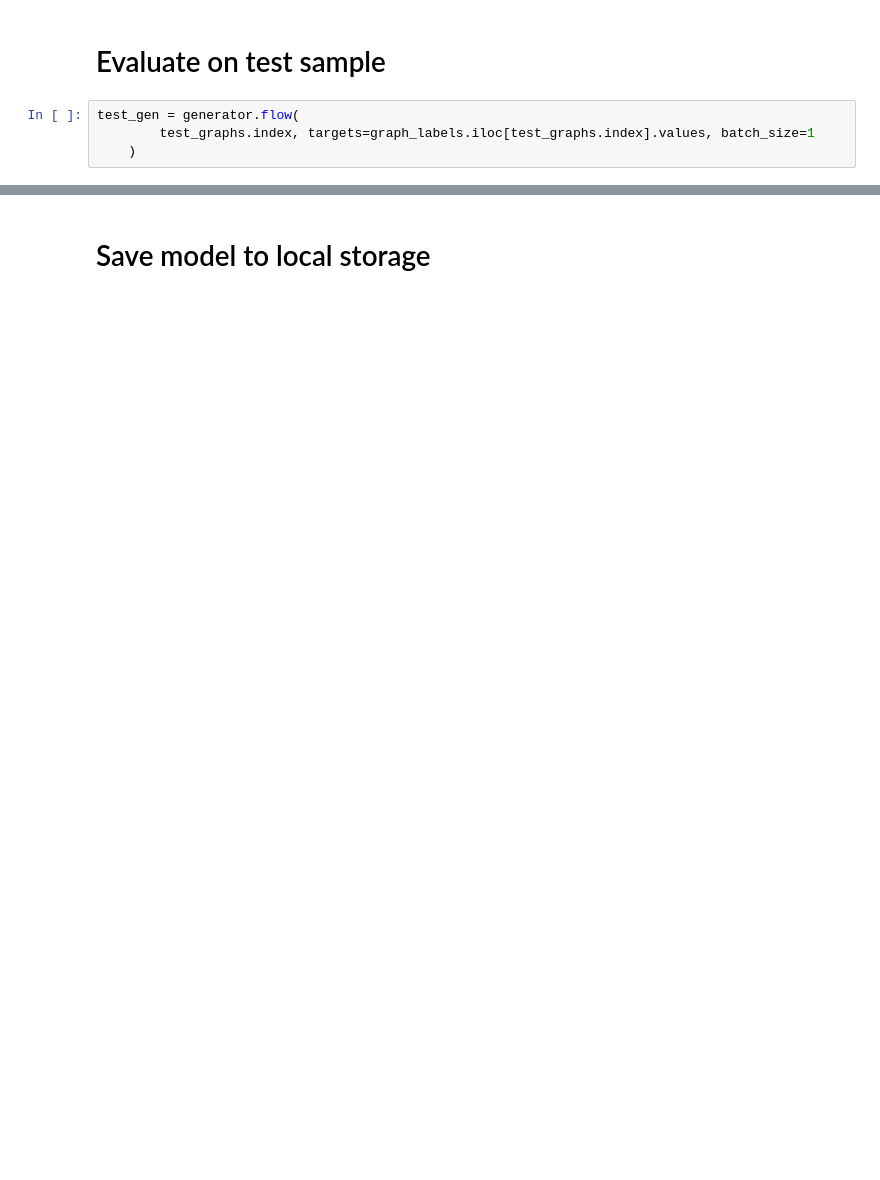
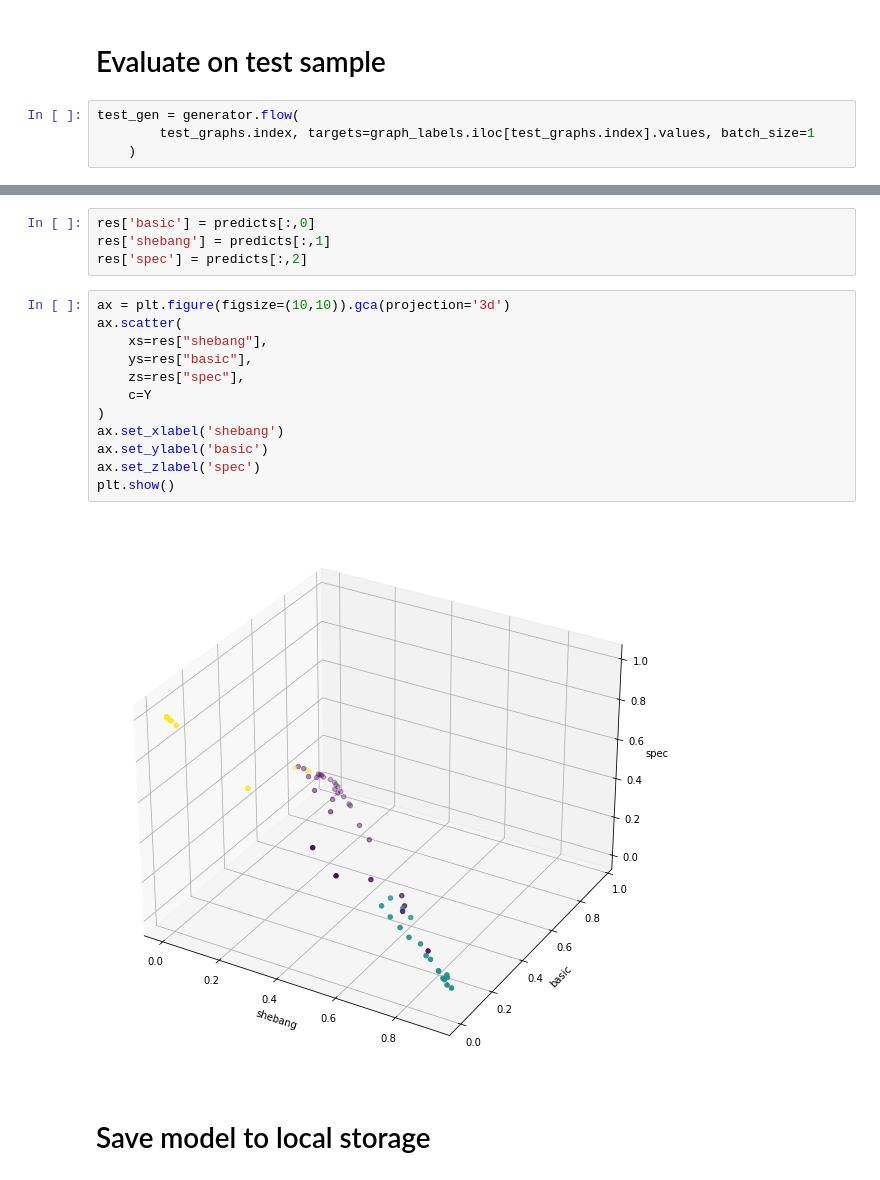
Before and after one commit to semjacko/bachelor_thesis, a Jupyter notebook: classification/model_training.ipynb, the cells around one changed output, grey strips where cells are left out. Saved outputs shown, nothing was run; the diff lists cells and outputs as text; blank space fills up the shorter version.

```diff
--- a/classification/model_training.ipynb
+++ b/classification/model_training.ipynb
@@ -441,3 +485,21 @@ sns.heatmap(matrix, annot=True)
+# %%
+res['basic'] = predicts[:,0]
+res['shebang'] = predicts[:,1]
+res['spec'] = predicts[:,2]
+# %%
+ax = plt.figure(figsize=(10,10)).gca(projection='3d')
+ax.scatter(
+    xs=res["shebang"],
+    ys=res["basic"],
+    zs=res["spec"],
+    c=Y
+)
+ax.set_xlabel('shebang')
+ax.set_ylabel('basic')
+ax.set_zlabel('spec')
+plt.show()
+# %% [output]
+[figure, added]
 # %% [markdown]
 # Save model to local storage
 # %%
```
Also changed, not shown: parts of 62 cells of this notebook.
